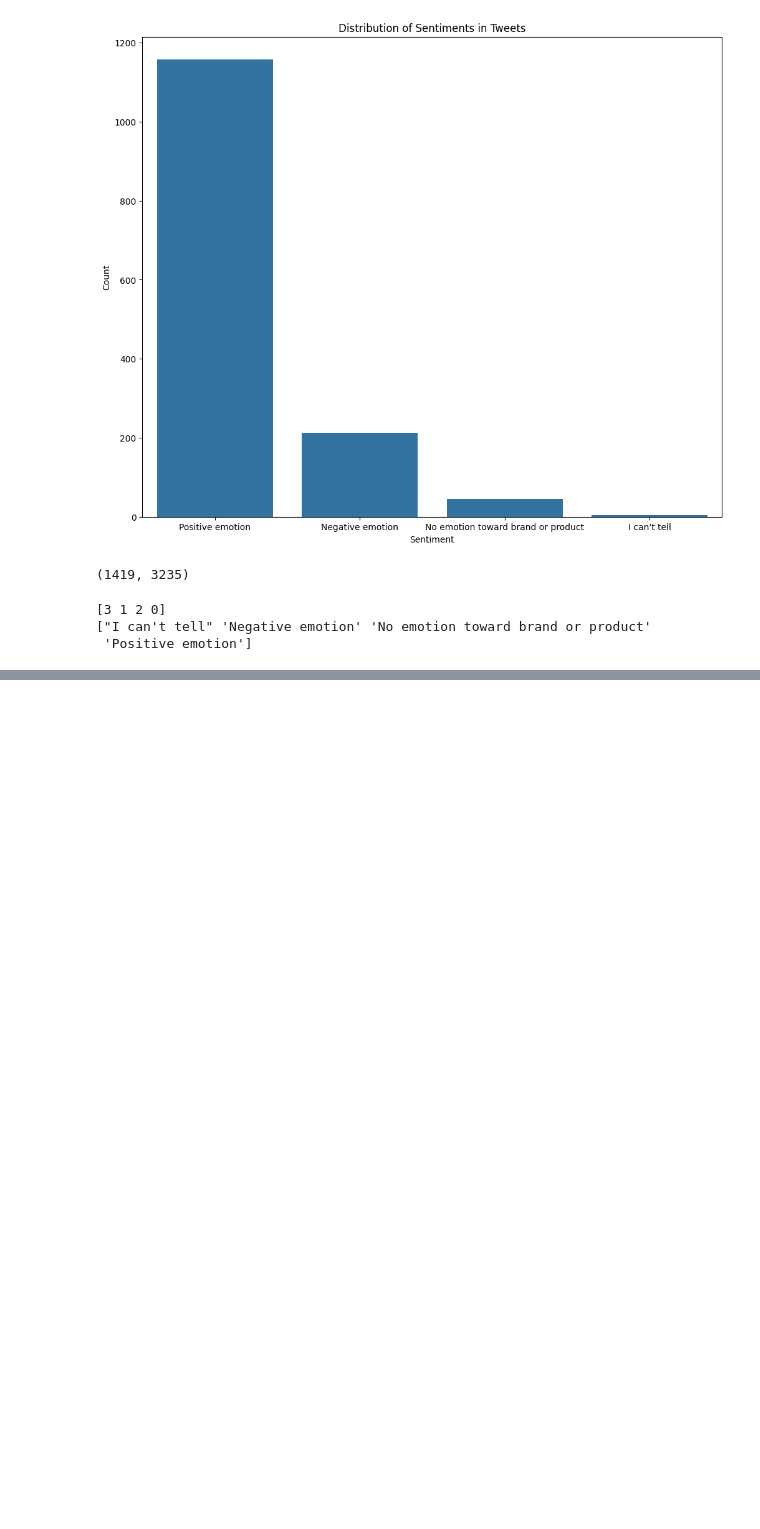
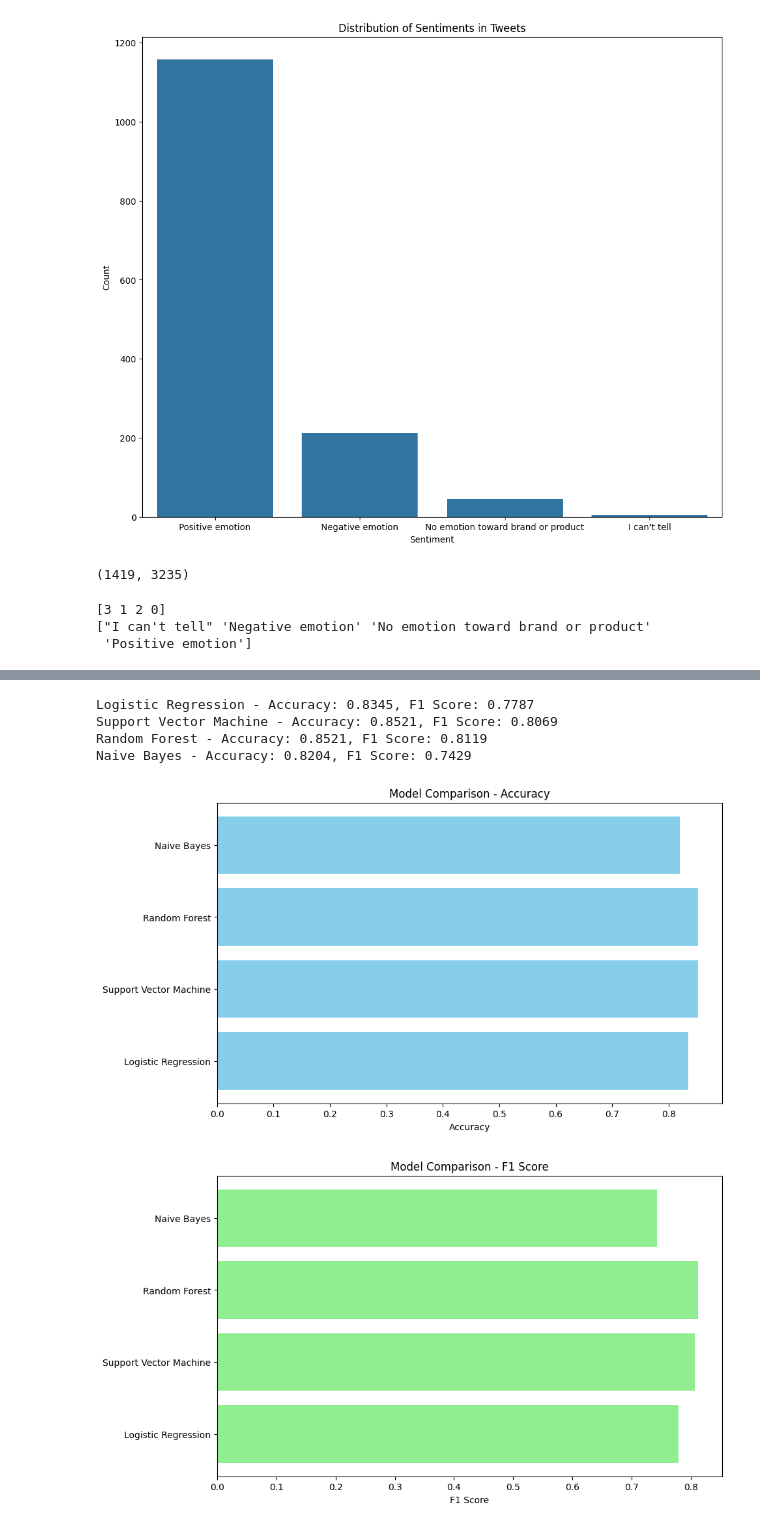
Before and after one commit to Kanyi254/sentiment-analysis, a Jupyter notebook: Brandon.ipynb, the cells around one changed output, grey strips where cells are left out. Drawn from its saved outputs; the diff is of its cells as text; code cells hidden in the pictures; blank space fills up the shorter version.

Commit message:
used more models to decide best model. enhanced the model

```diff
--- a/Brandon.ipynb
+++ b/Brandon.ipynb
@@ -131,0 +207,51 @@ print(label_encoder.classes_)
+# %%
+from sklearn.metrics import accuracy_score, f1_score
+
+# Dictionary to store the performance of each model
+model_performance = {}
+
+for model_name, model in models.items():
+    # Make predictions
+    y_pred = model.predict(X_test)
+
+    # Calculate accuracy and F1 score
+    accuracy = accuracy_score(y_test, y_pred)
+    f1 = f1_score(y_test, y_pred, average='weighted')  # Weighted average to handle class imbalance
+
+    model_performance[model_name] = {
+        'Accuracy': accuracy,
+        'F1 Score': f1
+    }
+
+# Display the performance of each model
+for model_name, performance in model_performance.items():
+    print(f"{model_name} - Accuracy: {performance['Accuracy']:.4f}, F1 Score: {performance['F1 Score']:.4f}")
+# %% [output]
+Logistic Regression - Accuracy: 0.8345, F1 Score: 0.7787
+Support Vector Machine - Accuracy: 0.8521, F1 Score: 0.8069
+Random Forest - Accuracy: 0.8521, F1 Score: 0.8119
+Naive Bayes - Accuracy: 0.8204, F1 Score: 0.7429
+# %%
+import matplotlib.pyplot as plt
+
+# Extract performance metrics
+model_names = list(model_performance.keys())
+accuracies = [model_performance[model]['Accuracy'] for model in model_names]
+f1_scores = [model_performance[model]['F1 Score'] for model in model_names]
+
+# Plot Accuracy
+plt.figure(figsize=(10, 6))
+plt.barh(model_names, accuracies, color='skyblue')
+plt.title('Model Comparison - Accuracy')
+plt.xlabel('Accuracy')
+plt.show()
+
+# Plot F1 Score
+plt.figure(figsize=(10, 6))
+plt.barh(model_names, f1_scores, color='lightgreen')
+plt.title('Model Comparison - F1 Score')
+plt.xlabel('F1 Score')
+plt.show()
+# %% [output]
+[figure, added]
+[figure, added]
```
Also changed, not shown: parts of 8 cells of this notebook.
